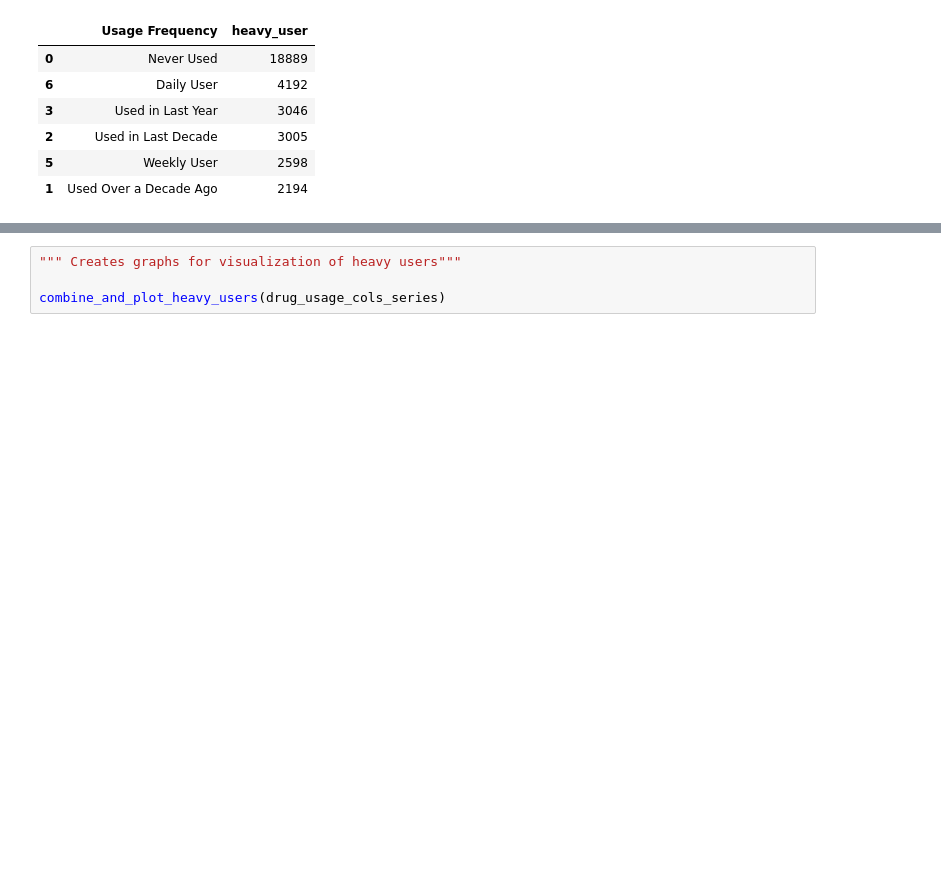
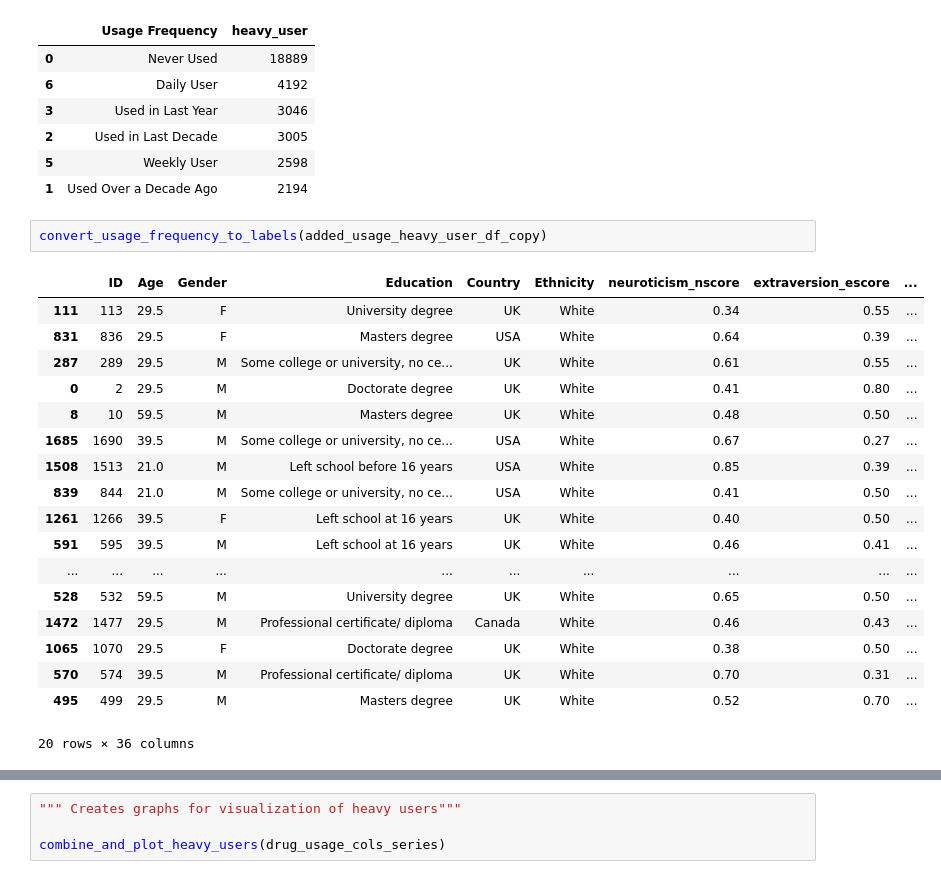
Before and after one commit to josephstar48/drug_consumption_analysis, a Jupyter notebook: notebooks/02_data_cleaning.ipynb, the cells around one changed output, grey strips where cells are left out. Saved outputs shown, nothing was run; the diff lists cells and outputs as text; blank space fills up the shorter version.

```diff
--- a/notebooks/02_data_cleaning.ipynb
+++ b/notebooks/02_data_cleaning.ipynb
@@ -378,3 +378,24 @@ drug_usage_cols_series.head(6)
 | 2 | Used in Last Decade | 3005 |
 | 5 | Weekly User | 2598 |
 | 1 | Used Over a Decade Ago | 2194 |
+# %%
+convert_usage_frequency_to_labels(added_usage_heavy_user_df_copy)
+# %% [output]
+|  | ID | Age | Gender | Education | Country | Ethnicity | neuroticism_nscore | extraversion_escore | ... |
+| 111 | 113 | 29.5 | F | University degree | UK | White | 0.34 | 0.55 | ... |
+| 831 | 836 | 29.5 | F | Masters degree | USA | White | 0.64 | 0.39 | ... |
+| 287 | 289 | 29.5 | M | Some college or university, no ce... | UK | White | 0.61 | 0.55 | ... |
+| 0 | 2 | 29.5 | M | Doctorate degree | UK | White | 0.41 | 0.80 | ... |
+| 8 | 10 | 59.5 | M | Masters degree | UK | White | 0.48 | 0.50 | ... |
+| 1685 | 1690 | 39.5 | M | Some college or university, no ce... | USA | White | 0.67 | 0.27 | ... |
+| 1508 | 1513 | 21.0 | M | Left school before 16 years | USA | White | 0.85 | 0.39 | ... |
+| 839 | 844 | 21.0 | M | Some college or university, no ce... | USA | White | 0.41 | 0.50 | ... |
+| 1261 | 1266 | 39.5 | F | Left school at 16 years | UK | White | 0.40 | 0.50 | ... |
+| 591 | 595 | 39.5 | M | Left school at 16 years | UK | White | 0.46 | 0.41 | ... |
+| ... | ... | ... | ... | ... | ... | ... | ... | ... | ... |
+| 528 | 532 | 59.5 | M | University degree | UK | White | 0.65 | 0.50 | ... |
+| 1472 | 1477 | 29.5 | M | Professional certificate/ diploma | Canada | White | 0.46 | 0.43 | ... |
+| 1065 | 1070 | 29.5 | F | Doctorate degree | UK | White | 0.38 | 0.50 | ... |
+| 570 | 574 | 39.5 | M | Professional certificate/ diploma | UK | White | 0.70 | 0.31 | ... |
+| 495 | 499 | 29.5 | M | Masters degree | UK | White | 0.52 | 0.70 | ... |
+20 rows × 36 columns
```
Also changed, not shown: parts of 4 cells of this notebook, 14 other files.
